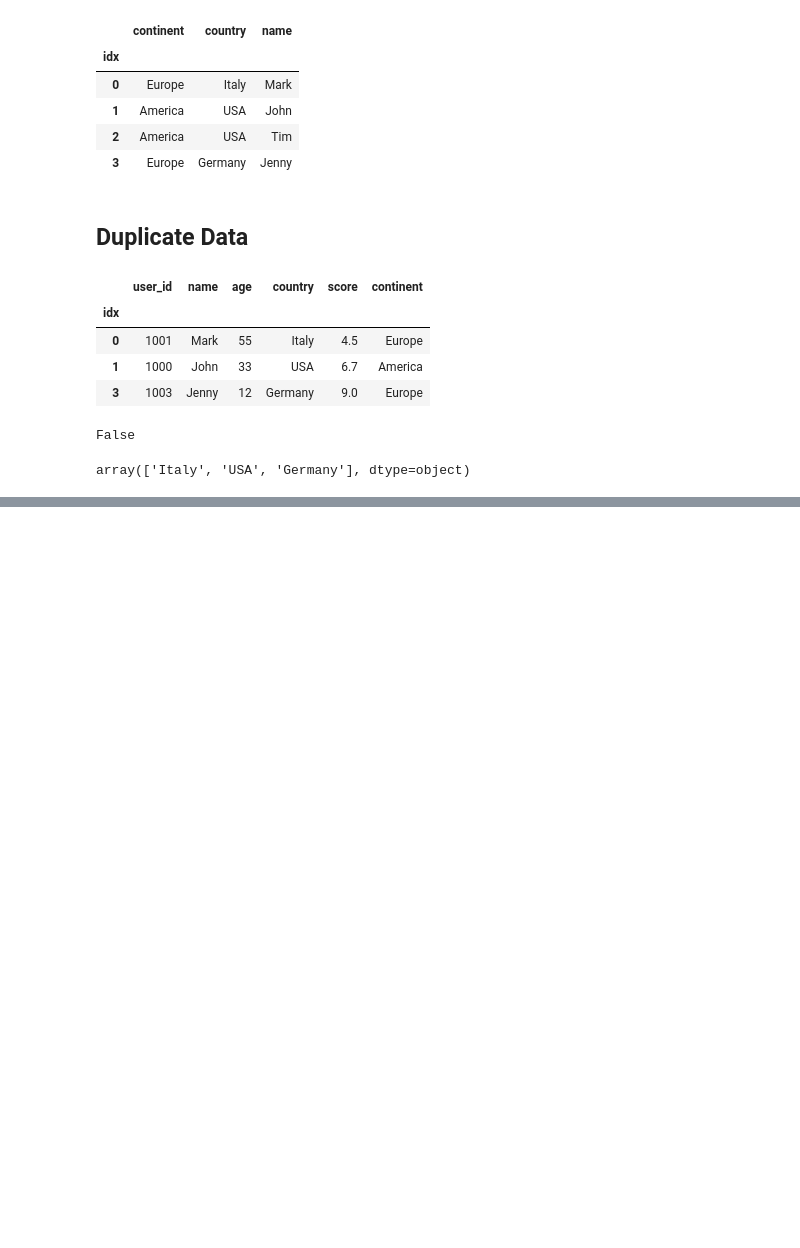
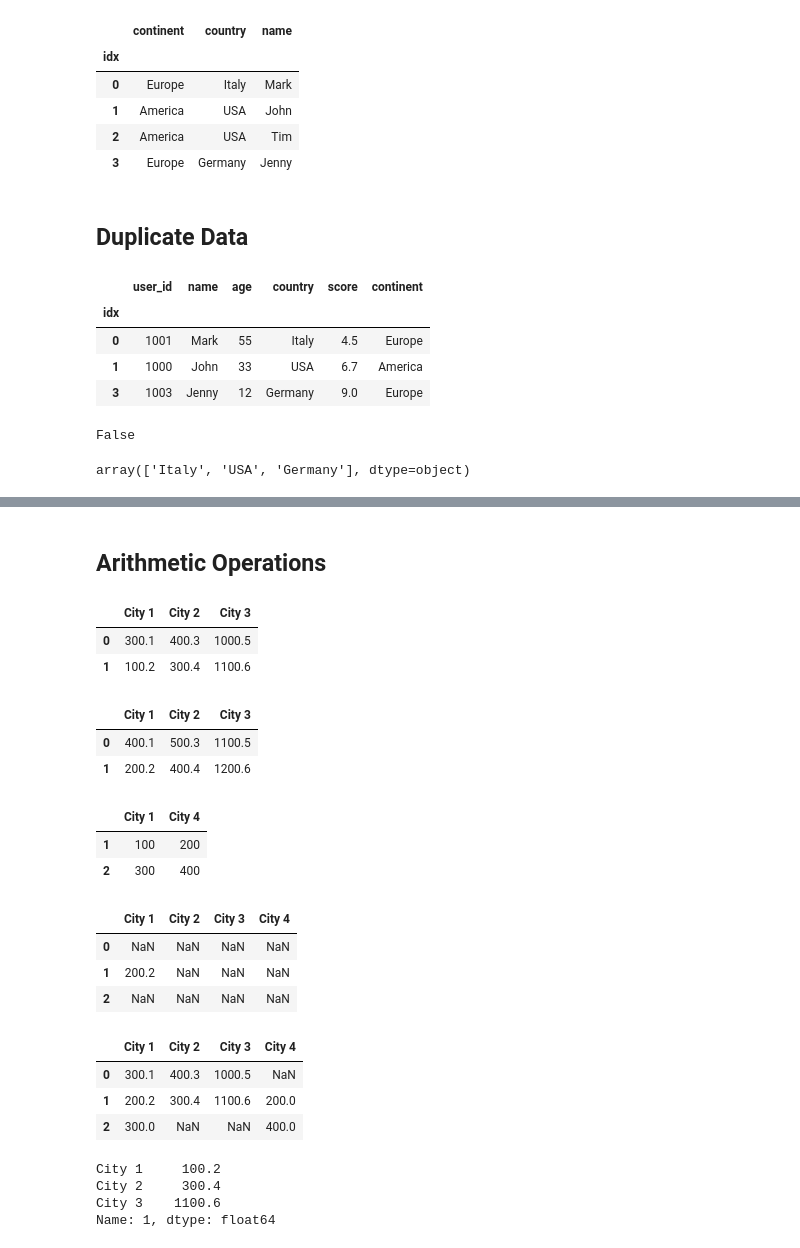
Before and after one commit to Elliot518/data-science, a Jupyter notebook: jupyter/excel/1_basic/read_excel_to_df.ipynb, the cells around one changed output, grey strips where cells are left out. Drawn from its saved outputs; the diff is of its cells as text; code cells hidden in the pictures; blank space fills up the shorter version.

```diff
--- a/jupyter/excel/1_basic/read_excel_to_df.ipynb
+++ b/jupyter/excel/1_basic/read_excel_to_df.ipynb
@@ -114,0 +143,50 @@ array(['Italy', 'USA', 'Germany'], dtype=object)
+# %% [markdown]
+## Arithmetic Operations
+# %%
+rainfall = pd.DataFrame(data={"City 1": [300.1, 100.2],
+                              "City 2": [400.3, 300.4],
+                              "City 3": [1000.5, 1100.6]})
+rainfall
+# %% [output]
+|  | City 1 | City 2 | City 3 |
+| 0 | 300.1 | 400.3 | 1000.5 |
+| 1 | 100.2 | 300.4 | 1100.6 |
+# %%
+rainfall + 100
+# %% [output]
+|  | City 1 | City 2 | City 3 |
+| 0 | 400.1 | 500.3 | 1100.5 |
+| 1 | 200.2 | 400.4 | 1200.6 |
+# %%
+more_rainfall = pd.DataFrame(data=[[100, 200], [300, 400]],
+                             index=[1, 2],
+                             columns=["City 1", "City 4"])
+more_rainfall
+# %% [output]
+|  | City 1 | City 4 |
+| 1 | 100 | 200 |
+| 2 | 300 | 400 |
+# %%
+# intersect
+rainfall + more_rainfall
+# %% [output]
+|  | City 1 | City 2 | City 3 | City 4 |
+| 0 | NaN | NaN | NaN | NaN |
+| 1 | 200.2 | NaN | NaN | NaN |
+| 2 | NaN | NaN | NaN | NaN |
+# %%
+# add elements correspondingly
+rainfall.add(more_rainfall, fill_value=0)
+# %% [output]
+|  | City 1 | City 2 | City 3 | City 4 |
+| 0 | 300.1 | 400.3 | 1000.5 | NaN |
+| 1 | 200.2 | 300.4 | 1100.6 | 200.0 |
+| 2 | 300.0 | NaN | NaN | 400.0 |
+# %%
+# A Series taken from a row
+rainfall.loc[1, :]
+# %% [output]
+City 1     100.2
+City 2     300.4
+City 3    1100.6
+Name: 1, dtype: float64
```
Also changed, not shown: parts of 3 cells of this notebook.
